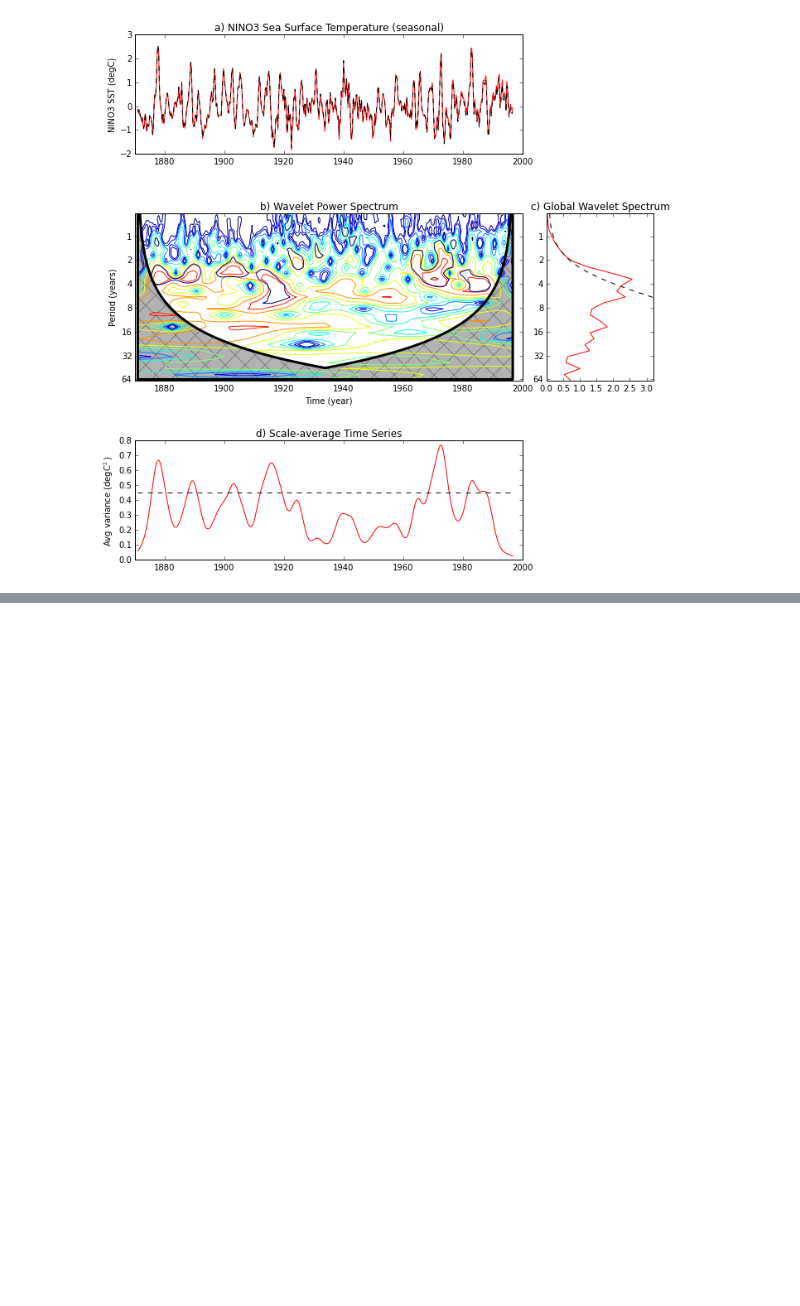
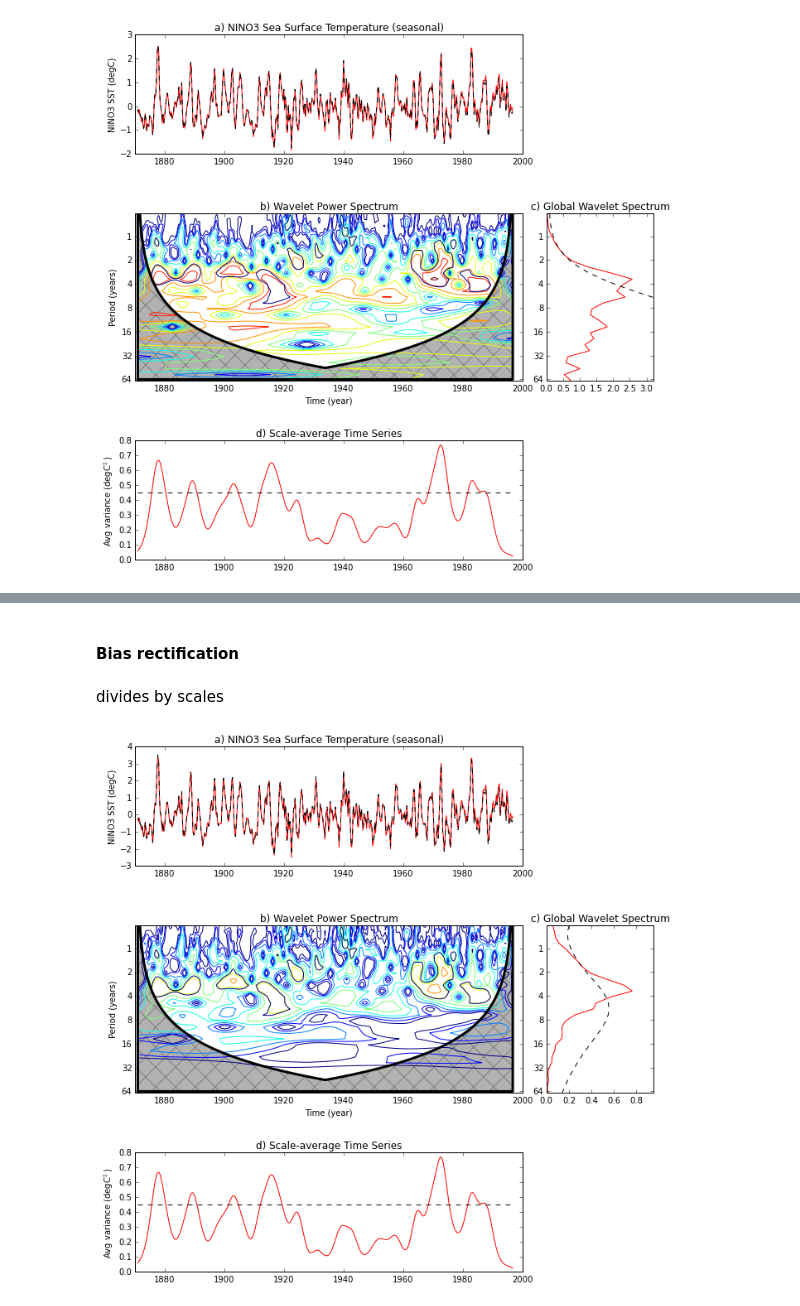
Before and after one commit to nicolasfauchereau/metocean, a Jupyter notebook: notebooks/wavelet_analysis.ipynb, the cells around one changed output, grey strips where cells are left out. Cells and saved outputs as stored; diff of their text form; code cells hidden in the pictures; blank space fills up the shorter version.

Commit message:
added section on bias rectification (divides by scales as from Liu et al [2007])

```diff
--- a/notebooks/wavelet_analysis.ipynb
+++ b/notebooks/wavelet_analysis.ipynb
@@ -287,0 +311,4 @@ plt.savefig("nino3_TorrenceCompo.png")
+# %% [markdown]
+#### Bias rectification
+# %% [markdown]
+divides by scales
@@ -287,0 +337,76 @@ plt.savefig("nino3_TorrenceCompo.png")
+# %%
+#figure size
+fig=plt.figure(figsize=(10,10))
+
+# subplot positions
+width= 0.65
+hight = 0.28;
+pos1a = [0.1, 0.75, width, 0.2]
+pos1b = [0.1, 0.37, width, hight]
+pos1c = [0.79, 0.37, 0.18, hight]
+pos1d = [0.1,  0.07, width, 0.2]
+
+#########################################
+#---- a) Original signal
+#########################################
+ax=fig.add_axes(pos1a)
+#original
+ax.plot(time,data*np.sqrt(variance)+mean,"r-")
+#reconstruction
+ax.plot(time,iwave*np.sqrt(variance)+mean,"k--")
+
+ax.set_ylabel('NINO3 SST (degC)')
+plt.title('a) NINO3 Sea Surface Temperature (seasonal)')
+
+#########################################
+#   b) Wavelet spectrum
+#########################################
+
+#--- Contour plot wavelet power spectrum
+bx=fig.add_axes(pos1b,sharex=ax)
+levels = [0.0625,0.125,0.25,0.5,1,2,4,8,16]
+Yticks = 2**(np.arange(np.int(np.log2(np.min(period))),np.int(np.log2(np.max(period)))+1))
+bx.contour(time,np.log2(period),np.log2(powers),np.log2(levels))
+bx.set_xlabel('Time (year)')
+bx.set_ylabel('Period (years)')
+import matplotlib.ticker as ticker
+ymajorLocator=ticker.FixedLocator(np.log2(Yticks))
+bx.yaxis.set_major_locator( ymajorLocator )
+ticks=bx.yaxis.set_ticklabels(Yticks)
+plt.title('b) Wavelet Power Spectrum')
+
+# 95% significance contour, levels at -99 (fake) and 1 (95% signif)
+cs = bx.contour(time,np.log2(period),sig95,[1],color='k',linewidth=1)
+
+# cone-of-influence, anything "below" is dubious
+ts = time;
+coi_area = np.concatenate([[np.max(scale)], coi, [np.max(scale)],[np.max(scale)]])
+ts_area = np.concatenate([[ts[0]], ts, [ts[-1]] ,[ts[0]]]);
+L = bx.plot(ts_area,np.log2(coi_area),'k',linewidth=3)
+F=bx.fill(ts_area,np.log2(coi_area),'k',alpha=0.3,hatch="x")
+
+#########################################
+#   c) Global Wavelet spectrum
+#########################################
+
+#--- Plot global wavelet spectrum
+cx=fig.add_axes(pos1c,sharey=bx)
+cx.plot(global_wss,np.log2(period),"r-")
+cx.plot(global_signifs,np.log2(period),'k--')
+ylim=cx.set_ylim(np.log2([period.min(),period.max()]))
+cx.invert_yaxis()
+plt.title('c) Global Wavelet Spectrum')
+xrangec=cx.set_xlim([0,1.25*np.max(global_wss)])
+
+#########################################
+#   d) Global Wavelet spectrum
+#########################################
+#--- Plot Scale-averaged spectrum -----------------
+dx=fig.add_axes(pos1d,sharex=bx)
+dx.plot(time,scale_avgs,"r-")
+dx.plot([time[0],time[-1]],[scaleavg_signifs,scaleavg_signifs],"k--")
+xrange=dx.set_xlim(xlim)
+dx.set_ylabel('Avg variance (degC$^2$)')
+title=plt.title('d) Scale-average Time Series')
+# %% [output]
+[figure, added]
```
Also changed, not shown: parts of 4 cells of this notebook.
